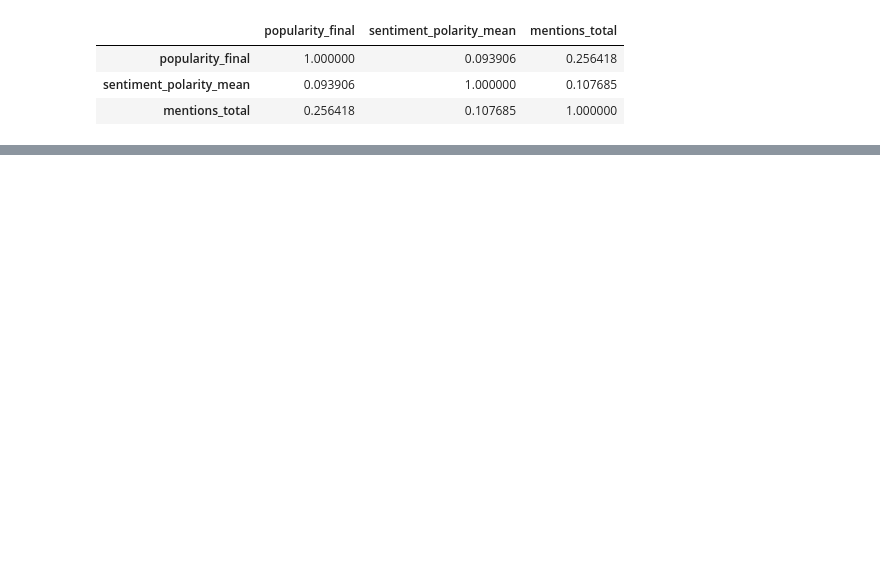
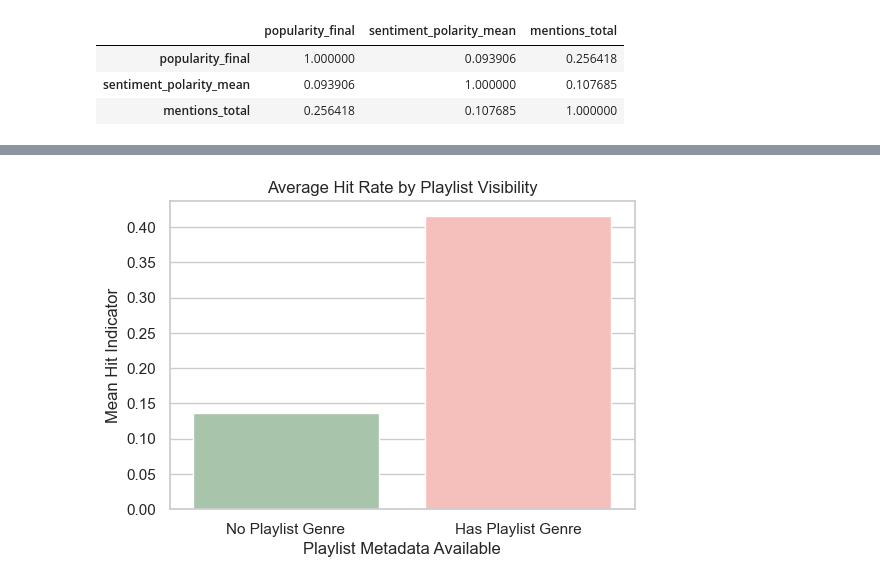
Before and after one commit to priyadarshanparida/media-success-prediction, a Jupyter notebook: code/media_success_prediction.ipynb, the cells around one changed output, grey strips where cells are left out. Cells and saved outputs as stored; diff of their text form; code cells hidden in the pictures; blank space fills up the shorter version.

```diff
--- a/code/media_success_prediction.ipynb
+++ b/code/media_success_prediction.ipynb
@@ -579,0 +711,18 @@ Merged dataset exported to: ../data/merged.csv
+# %%
+# Hit rate by playlist visibility with pleasant colors
+pleasant_palette = ["#A3C9A8", "#FFB7B2"]  # soft green, soft pink
+
+hit_rate = (
+    merged.groupby("has_playlist_genre")["hit"]
+    .mean()
+    .rename({0: "No Playlist Genre", 1: "Has Playlist Genre"})
+)
+
+plt.figure(figsize=(6,4))
+sns.barplot(x=hit_rate.index, y=hit_rate.values, hue=hit_rate.index, palette=pleasant_palette, legend=False)
+plt.title("Average Hit Rate by Playlist Visibility")
+plt.ylabel("Mean Hit Indicator")
+plt.xlabel("Playlist Metadata Available")
+plt.show()
+# %% [output]
+[figure, added]
```
Also changed, not shown: parts of 35 cells of this notebook.
